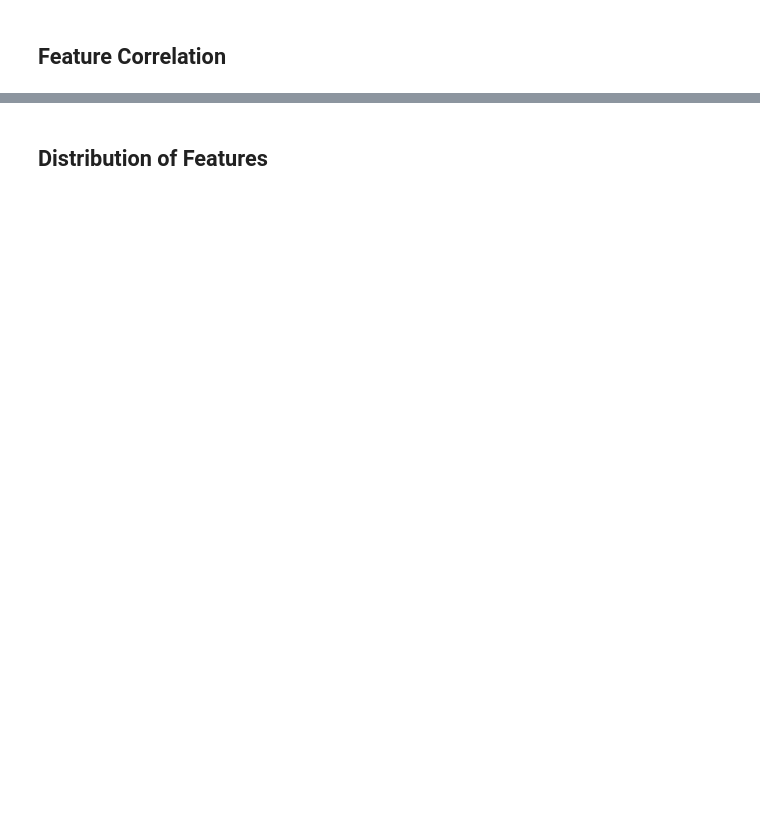
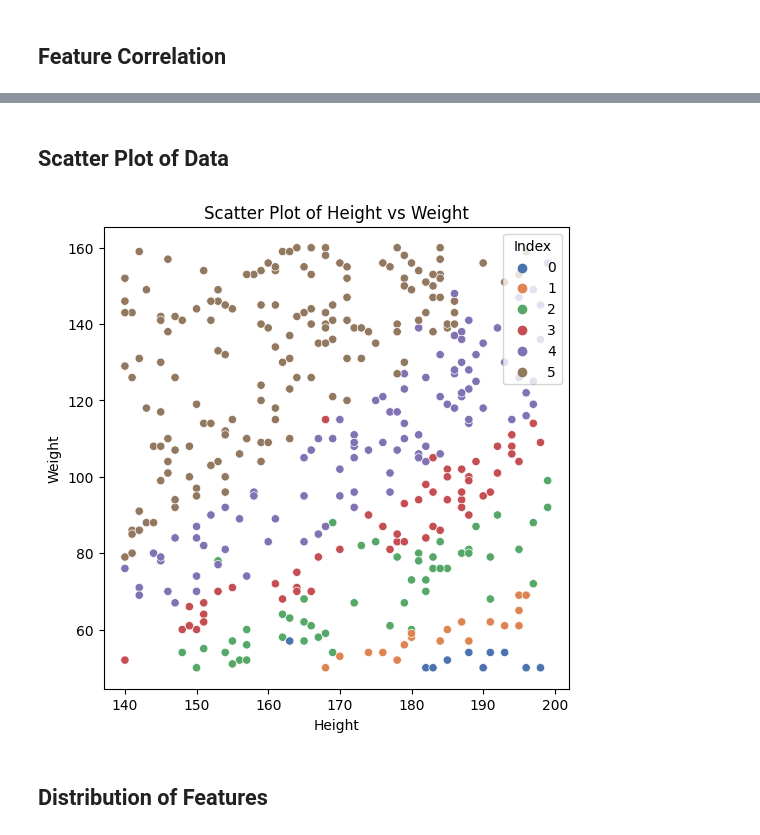
Before and after one commit to hassledw/DecisionTreeRFBlog, a Jupyter notebook: DecisionTreeNotebook.ipynb, the cells around one changed output, grey strips where cells are left out. Drawn from its saved outputs; the diff is of its cells as text; code cells hidden in the pictures; blank space fills up the shorter version.

```diff
--- a/DecisionTreeNotebook.ipynb
+++ b/DecisionTreeNotebook.ipynb
@@ -67,6 +67,15 @@ plt.title('Correlation Heatmap')
 plt.show()
 # %% [output]
 [figure]
+# %% [markdown]
+## Scatter Plot of Data
+# %%
+plt.figure(figsize=(6, 6))
+sns.scatterplot(data=data, x='Height', y='Weight', hue='Index', palette='deep')
+plt.title('Scatter Plot of Height vs Weight')
+plt.show()
+# %% [output]
+[figure, added]
 # %% [markdown]
 ## Distribution of Features
 # %%
```
Also changed, not shown: parts of 15 cells of this notebook, 2 other files.
